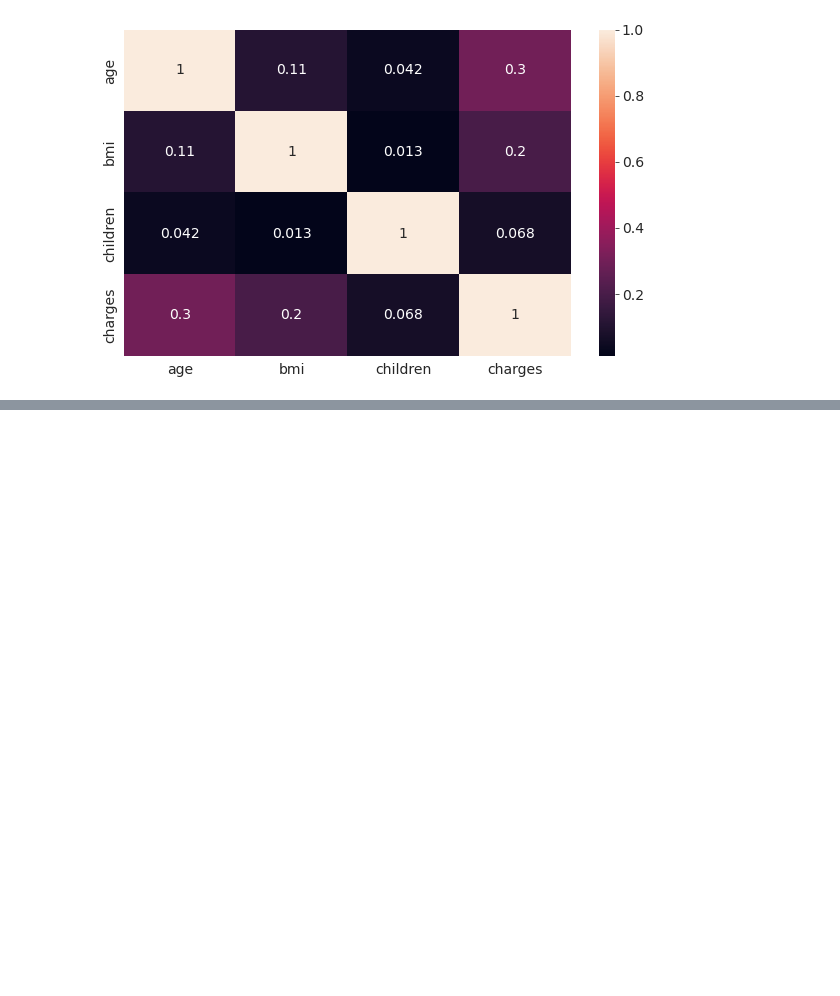
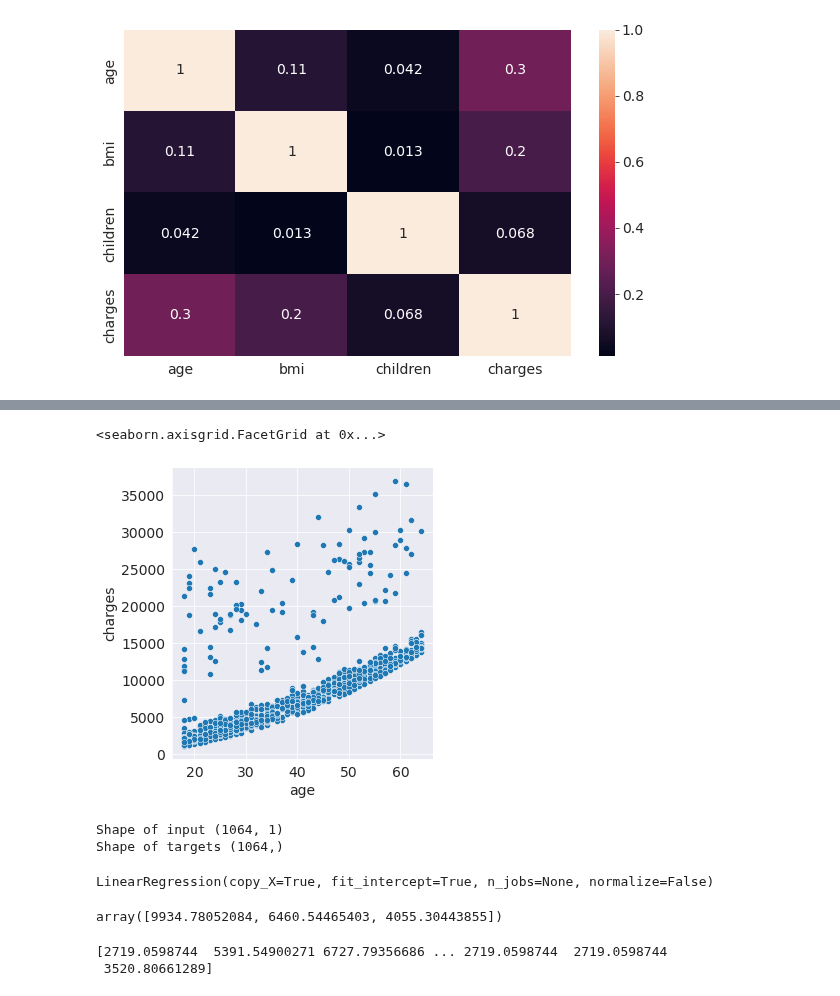
Before and after one commit to AMMLRepos/acme-insurance, a Jupyter notebook: ACME_Insurance_Linear_Regression.ipynb, the cells around one changed output, grey strips where cells are left out. Cells and saved outputs as stored; diff of their text form; code cells hidden in the pictures; blank space fills up the shorter version.

```diff
--- a/ACME_Insurance_Linear_Regression.ipynb
+++ b/ACME_Insurance_Linear_Regression.ipynb
@@ -156,3 +156,6 @@ sns.heatmap(corr_matrix, annot = True, cbar = True)
 # %% [output]
 <matplotlib.axes._subplots.AxesSubplot at 0x...>
 [figure]
+# %%
+nonsmoker_df = medical_df[medical_df.smoker == "no"]
+print(nonsmoker_df)
@@ -158,0 +177,5 @@ sns.heatmap(corr_matrix, annot = True, cbar = True)
+# %%
+sns.relplot(x = "age", y = "charges", data = nonsmoker_df)
+# %% [output]
+<seaborn.axisgrid.FacetGrid at 0x...>
+[figure, added]
@@ -158,0 +185,25 @@ sns.heatmap(corr_matrix, annot = True, cbar = True)
+# %%
+inputs = nonsmoker_df[["age"]]
+target = nonsmoker_df["charges"]
+
+
+print("Shape of input", inputs.shape)
+print("Shape of targets", target.shape)
+# %% [output]
+Shape of input (1064, 1)
+Shape of targets (1064,)
+# %%
+model.fit(inputs, target)
+# %% [output]
+LinearRegression(copy_X=True, fit_intercept=True, n_jobs=None, normalize=False)
+# %%
+test = np.array([[45],[32],[23]])
+model.predict(test)
+# %% [output]
+array([9934.78052084, 6460.54465403, 4055.30443855])
+# %%
+all_predictions = model.predict(inputs)
+print(all_predictions)
+# %% [output]
+[2719.0598744  5391.54900271 6727.79356686 ... 2719.0598744  2719.0598744
+ 3520.80661289]
```
Also changed, not shown: parts of 29 cells of this notebook.
